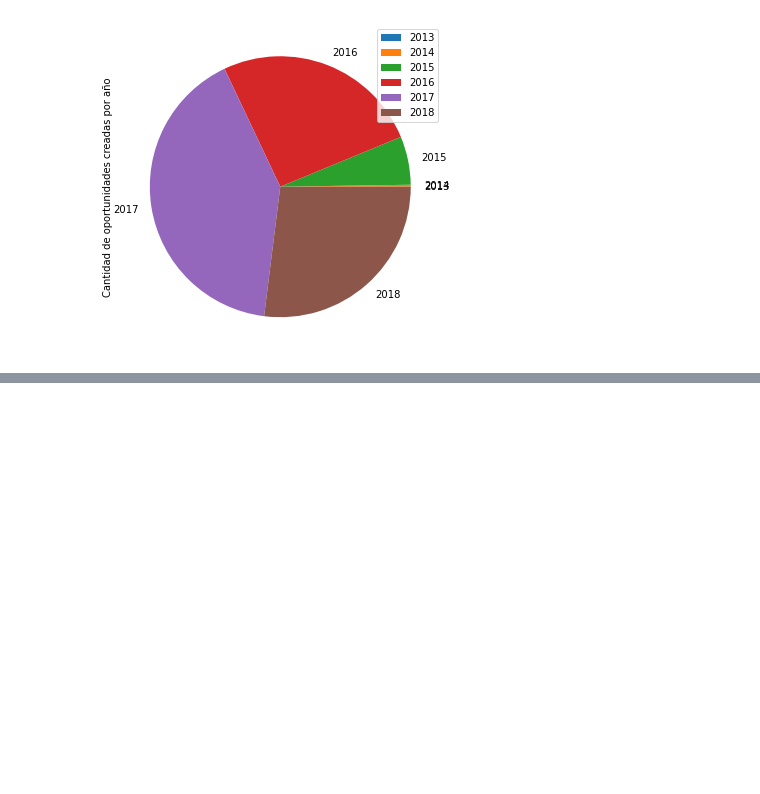
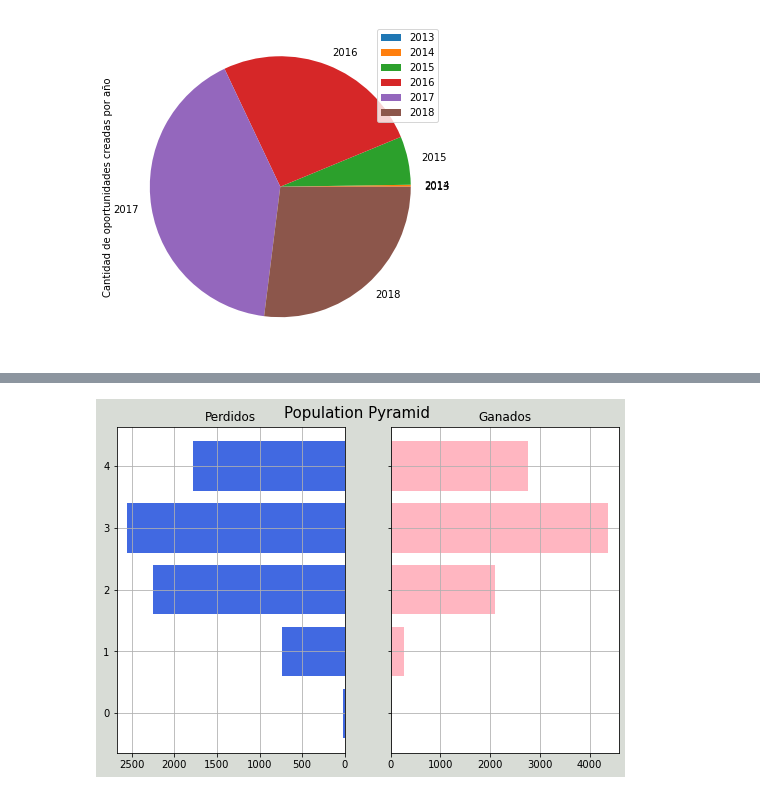
Before and after one commit to Ramaxx95/TP1-Orga-de-Datos, a Jupyter notebook: Visualizaciones/Anios.ipynb, the cells around one changed output, grey strips where cells are left out. Saved outputs shown, nothing was run; the diff lists cells and outputs as text; code cells hidden in the pictures; blank space fills up the shorter version.

```diff
--- a/Visualizaciones/Anios.ipynb
+++ b/Visualizaciones/Anios.ipynb
@@ -57,0 +120,28 @@ cantidad_cerradas_por_anio.plot.pie(y= 'Cantidad de oportunidades creadas por a
+# %%
+#define x and y limits
+y = range(0, len(oportunidades_perdidas_por_anio_creacion))
+x_perdidos = oportunidades_perdidas_por_anio_creacion['Cantidad oportunidades perdidas por anio de creacion']
+x_ganados = oportunidades_ganadas_por_anio_creacion['Cantidad oportunidades ganadas por anio de creacion']
+
+#define plot parameters
+fig, axes = plt.subplots(ncols=2, sharey=True, figsize=(9, 6))
+
+#specify background color and plot title
+fig.patch.set_facecolor('xkcd:light grey')
+plt.figtext(.5,.9,"Population Pyramid ", fontsize=15, ha='center')
+
+#define male and female bars
+axes[0].barh(y, x_perdidos, align='center', color='royalblue')
+axes[0].set(title='Perdidos')
+axes[1].barh(y, x_ganados, align='center', color='lightpink')
+axes[1].set(title='Ganados')
+
+#adjust grid parameters and specify labels for y-axis
+axes[1].grid()
+axes[0].set(yticks=y, yticklabels=)
+axes[0].invert_xaxis()
+axes[0].grid()
+
+plt.show()
+# %% [output]
+[figure, added]
```
Also changed, not shown: parts of 6 cells of this notebook.
